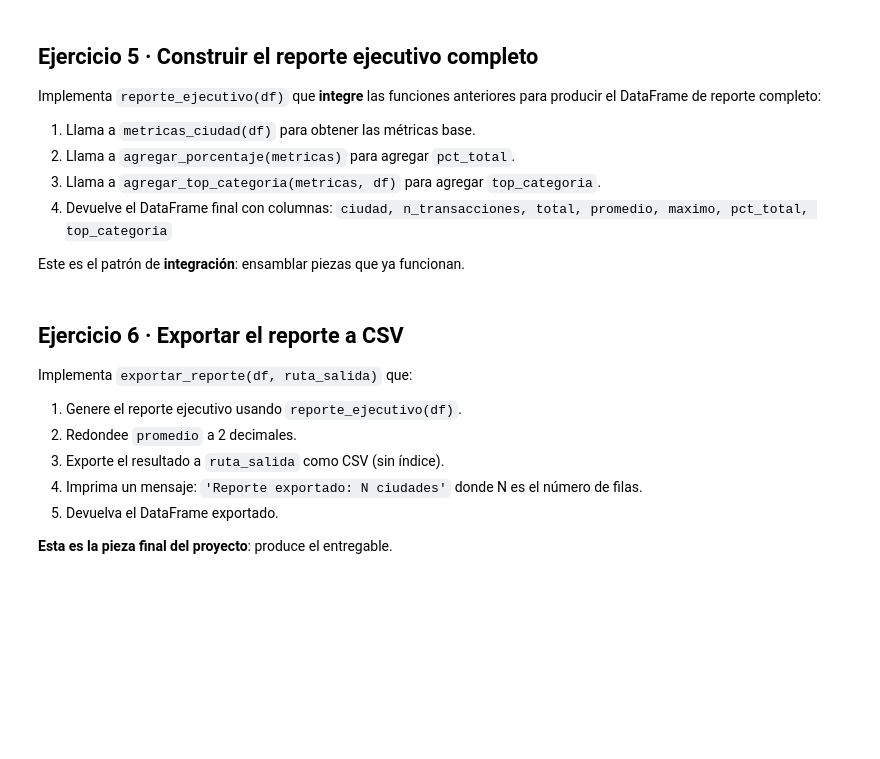
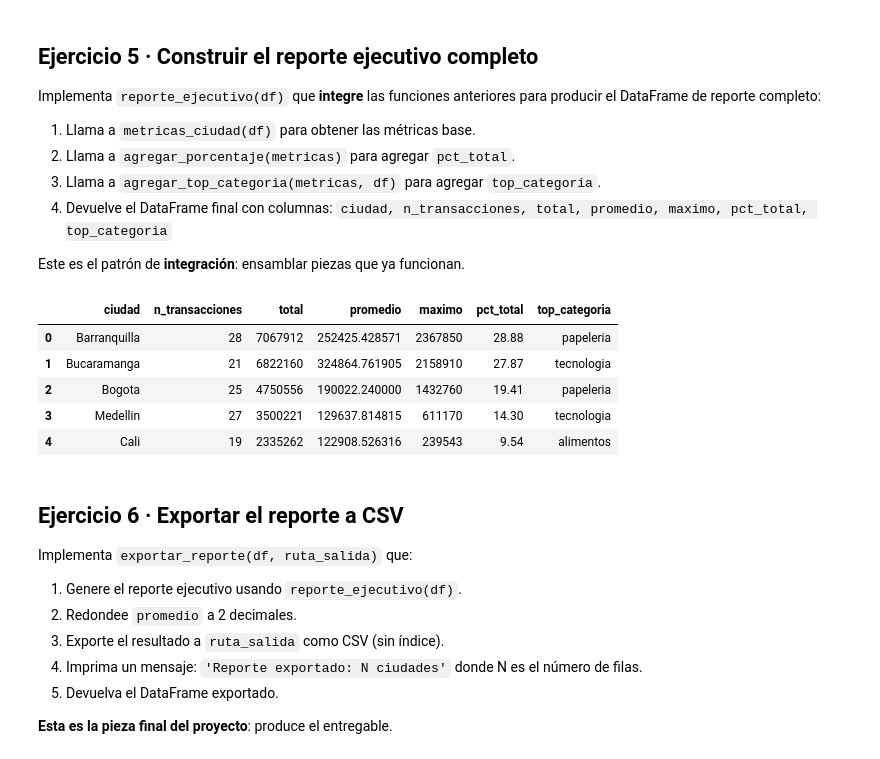
Before and after one commit to nashlypilar-collab/intro_ciencia_mis_tareas, a Jupyter notebook: homework02.ipynb, the cells around one changed output. Drawn from its saved outputs; the diff is of its cells as text; code cells hidden in the pictures; blank space fills up the shorter version.

```diff
--- a/homework02.ipynb
+++ b/homework02.ipynb
@@ -255,16 +277,14 @@ con mayor suma de monto para cada ciudad.
 máximo por ciudad, y haz un merge con metricas.
 # %%
 def agregar_top_categoria(metricas, df):
-    resumen = df.groupby(
-        ['ciudad', 'categoria']
-    )['monto'].sum().reset_index(name='total_categoria')
+    resumen = df.groupby(["ciudad", "categoria"])["monto"].sum().reset_index()
 
-    maximos = resumen.groupby('ciudad')['total_categoria'].idxmax()
+    top = resumen.loc[resumen.groupby("ciudad")["monto"].idxmax()]
 
-    top = resumen.loc[maximos][['ciudad', 'categoria']]
+    top = top[["ciudad", "categoria"]].rename(
+        columns={"categoria": "top_categoria"}
+    )
 
-    top = top.rename(columns={'categoria': 'top_categoria'})
-
-    resultado = metricas.merge(top, on='ciudad')
+    resultado = metricas.merge(top, on="ciudad", how="left")
 
     return resultado
@@ -307,10 +332,39 @@ anteriores para producir el DataFrame de reporte completo:
    `ciudad, n_transacciones, total, promedio, maximo, pct_total, top_categoria`
 
 Este es el patrón de **integración**: ensamblar piezas que ya funcionan.
-# %%
-def reporte_ejecutivo(df):
-    # ✏️ TU CÓDIGO AQUÍ (usa metricas_ciudad, agregar_porcentaje, agregar_top_categoria)
-    raise NotImplementedError("Implementa esta función")
+# %%
+def reporte_ejecutivo(df):
+    # 1. Obtener las métricas por ciudad
+    met = metricas_ciudad(df)
+
+    # 2. Agregar el porcentaje del total
+    met = agregar_porcentaje(met)
+
+    # 3. Agregar la categoría más vendida
+    met = agregar_top_categoria(met, df)
+
+    # 4. Seleccionar las columnas en el orden solicitado
+    columnas = [
+        "ciudad",
+        "n_transacciones",
+        "total",
+        "promedio",
+        "maximo",
+        "pct_total",
+        "top_categoria"
+    ]
+
+    return met[columnas]
+# %%
+rep = reporte_ejecutivo(df)
+rep
+# %% [output]
+|  | ciudad | n_transacciones | total | promedio | maximo | pct_total | top_categoria |
+| 0 | Barranquilla | 28 | 7067912 | 252425.428571 | 2367850 | 28.88 | papeleria |
+| 1 | Bucaramanga | 21 | 6822160 | 324864.761905 | 2158910 | 27.87 | tecnologia |
+| 2 | Bogota | 25 | 4750556 | 190022.240000 | 1432760 | 19.41 | papeleria |
+| 3 | Medellin | 27 | 3500221 | 129637.814815 | 611170 | 14.30 | tecnologia |
+| 4 | Cali | 19 | 2335262 | 122908.526316 | 239543 | 9.54 | alimentos |
 # %%
 # === Tests visibles · Ejercicio 5 ===
 import os
```
Also changed, not shown: parts of 14 cells of this notebook.
